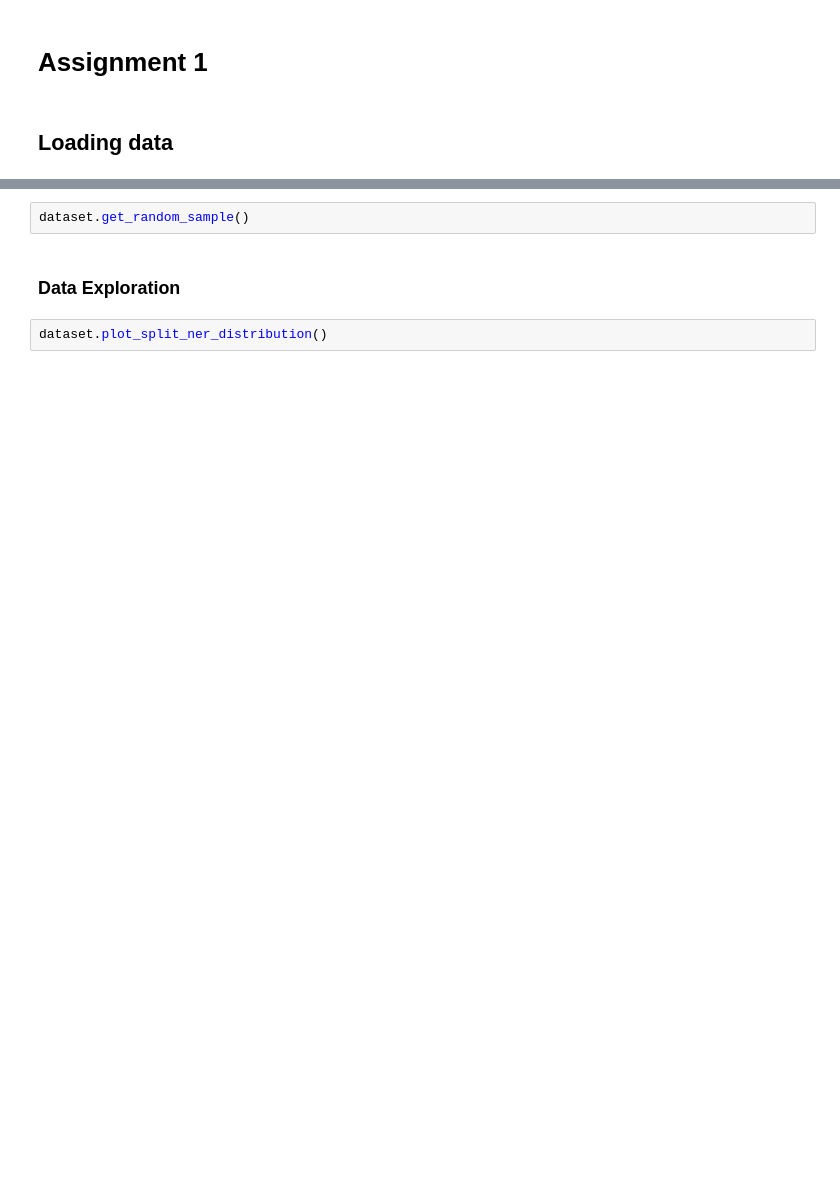
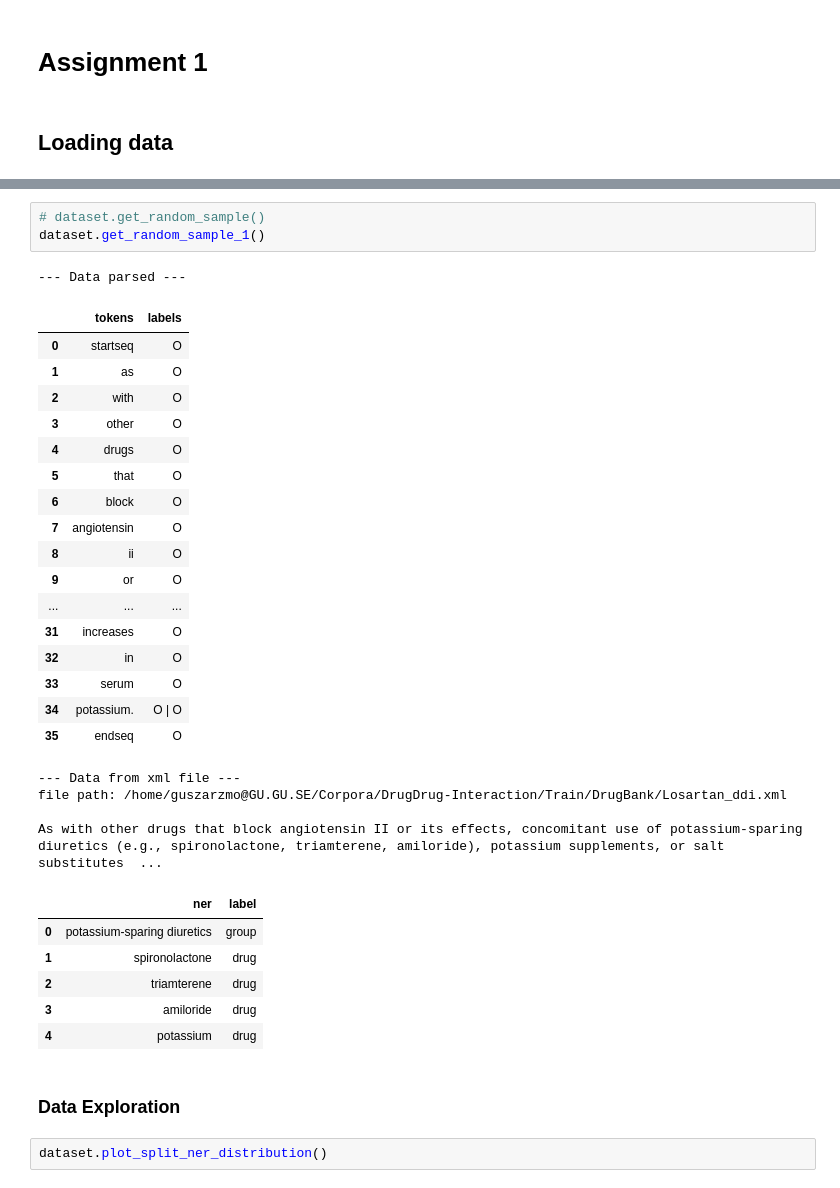
Before and after one commit to zarzouram/lt2316-h20-aa, a Jupyter notebook: run.ipynb, the cells around one changed output, grey strips where cells are left out. Drawn from its saved outputs; the diff is of its cells as text; blank space fills up the shorter version.

```diff
--- a/run.ipynb
+++ b/run.ipynb
@@ -23,5 +78,35 @@ dataset.max_sample_length
-# %%
-dataset.get_random_sample()
+# %%
+# dataset.get_random_sample()
+dataset.get_random_sample_1()
+# %% [output]
+--- Data parsed ---
+|  | tokens | labels |
+| 0 | startseq | O |
+| 1 | as | O |
+| 2 | with | O |
+| 3 | other | O |
+| 4 | drugs | O |
+| 5 | that | O |
+| 6 | block | O |
+| 7 | angiotensin | O |
+| 8 | ii | O |
+| 9 | or | O |
+| ... | ... | ... |
+| 31 | increases | O |
+| 32 | in | O |
+| 33 | serum | O |
+| 34 | potassium. | O | O |
+| 35 | endseq | O |
+--- Data from xml file ---
+file path: /home/guszarzmo@GU.GU.SE/Corpora/DrugDrug-Interaction/Train/DrugBank/Losartan_ddi.xml
+
+As with other drugs that block angiotensin II or its effects, concomitant use of potassium-sparing diuretics (e.g., spironolactone, triamterene, amiloride), potassium supplements, or salt substitutes  ...
+|  | ner | label |
+| 0 | potassium-sparing diuretics | group |
+| 1 | spironolactone | drug |
+| 2 | triamterene | drug |
+| 3 | amiloride | drug |
+| 4 | potassium | drug |
 # %% [markdown]
 ### Data Exploration
 # %%
```
Also changed, not shown: parts of 17 cells of this notebook, 9 other files.
